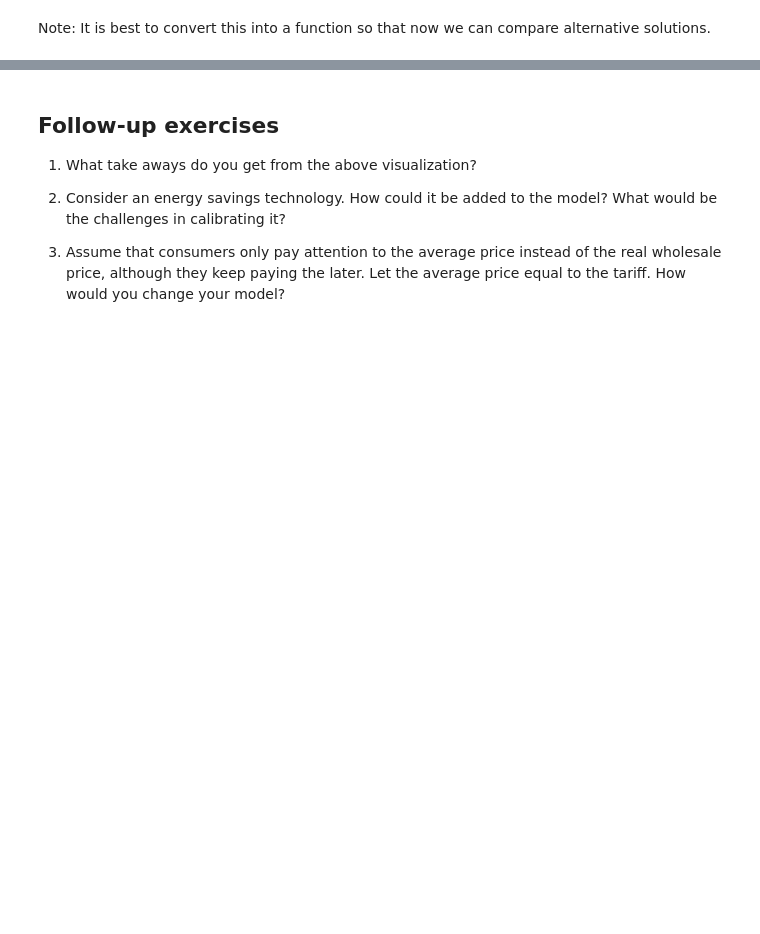
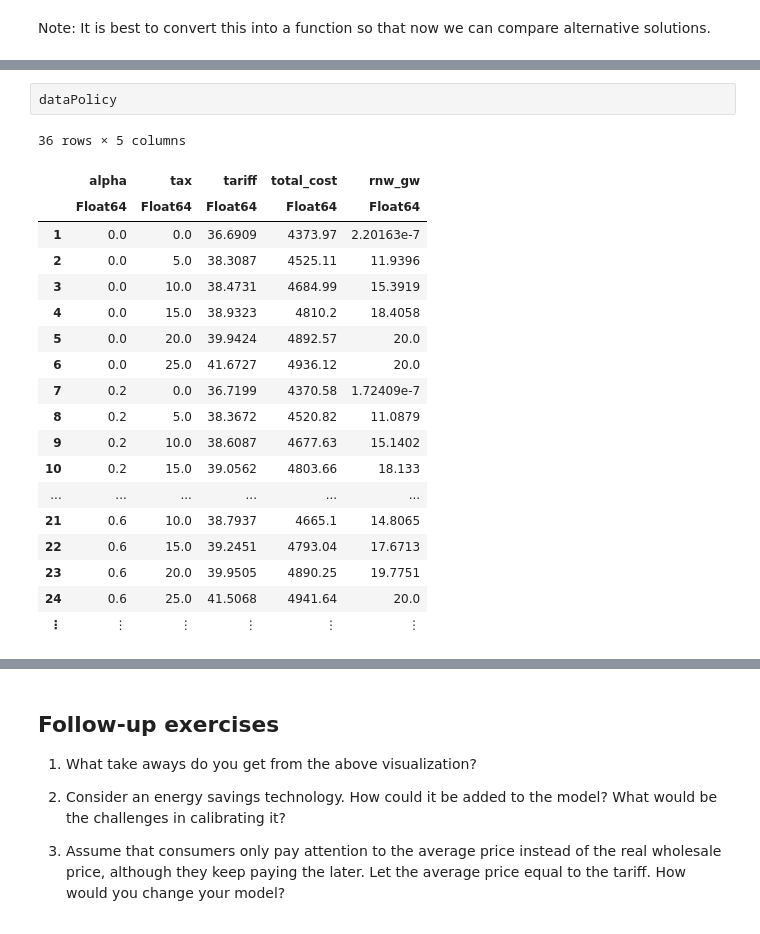
Before and after one commit to mreguant/em-course, a Jupyter notebook: materials/day4/day4.ipynb, the cells around one changed output, grey strips where cells are left out. Cells and saved outputs as stored; diff of their text form; blank space fills up the shorter version.

```diff
--- a/materials/day4/day4.ipynb
+++ b/materials/day4/day4.ipynb
@@ -363,0 +344,22 @@ histogram(res_sen["price"], weights=dfclust.weights)
+# %%
+dataPolicy
+# %% [output]
+36 rows × 5 columns
+|  | alpha | tax | tariff | total_cost | rnw_gw |
+|  | Float64 | Float64 | Float64 | Float64 | Float64 |
+| 1 | 0.0 | 0.0 | 36.6909 | 4373.97 | 2.20163e-7 |
+| 2 | 0.0 | 5.0 | 38.3087 | 4525.11 | 11.9396 |
+| 3 | 0.0 | 10.0 | 38.4731 | 4684.99 | 15.3919 |
+| 4 | 0.0 | 15.0 | 38.9323 | 4810.2 | 18.4058 |
+| 5 | 0.0 | 20.0 | 39.9424 | 4892.57 | 20.0 |
+| 6 | 0.0 | 25.0 | 41.6727 | 4936.12 | 20.0 |
+| 7 | 0.2 | 0.0 | 36.7199 | 4370.58 | 1.72409e-7 |
+| 8 | 0.2 | 5.0 | 38.3672 | 4520.82 | 11.0879 |
+| 9 | 0.2 | 10.0 | 38.6087 | 4677.63 | 15.1402 |
+| 10 | 0.2 | 15.0 | 39.0562 | 4803.66 | 18.133 |
+| ... | ... | ... | ... | ... | ... |
+| 21 | 0.6 | 10.0 | 38.7937 | 4665.1 | 14.8065 |
+| 22 | 0.6 | 15.0 | 39.2451 | 4793.04 | 17.6713 |
+| 23 | 0.6 | 20.0 | 39.9505 | 4890.25 | 19.7751 |
+| 24 | 0.6 | 25.0 | 41.5068 | 4941.64 | 20.0 |
+| ⋮ | ⋮ | ⋮ | ⋮ | ⋮ | ⋮ |
```
Also changed, not shown: parts of 18 cells of this notebook, 1 other file.
